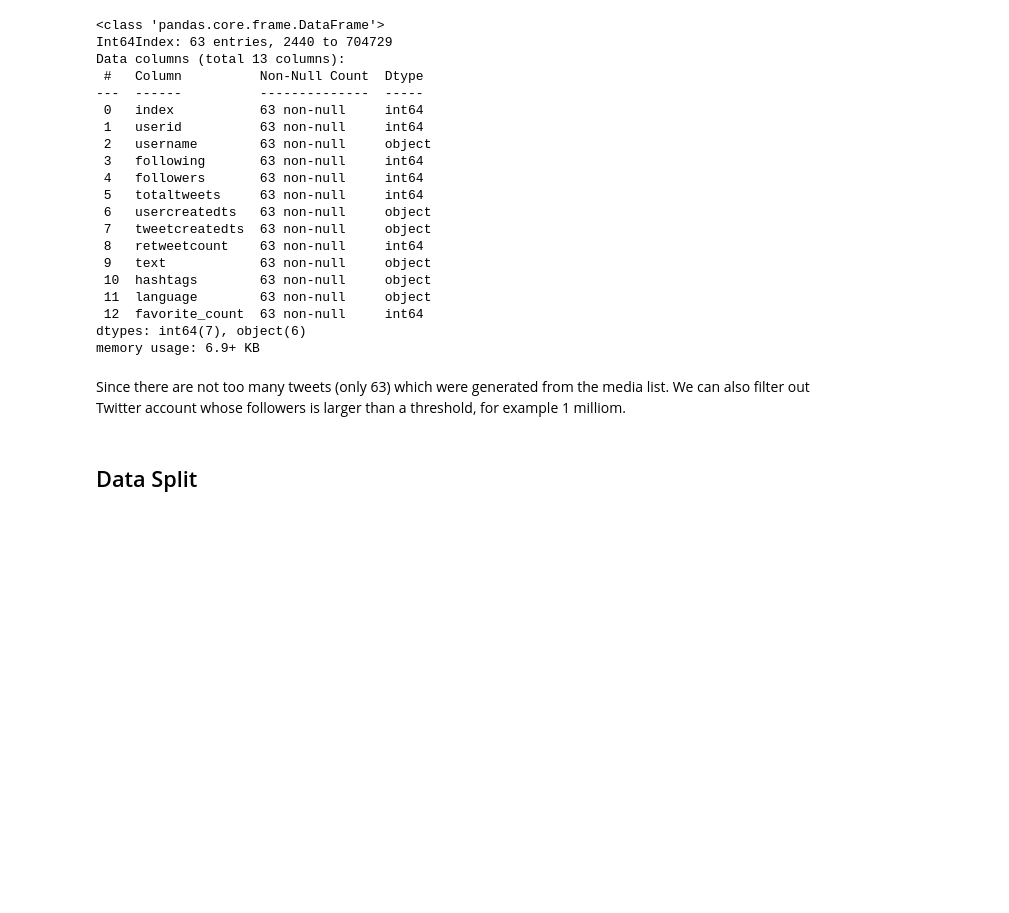
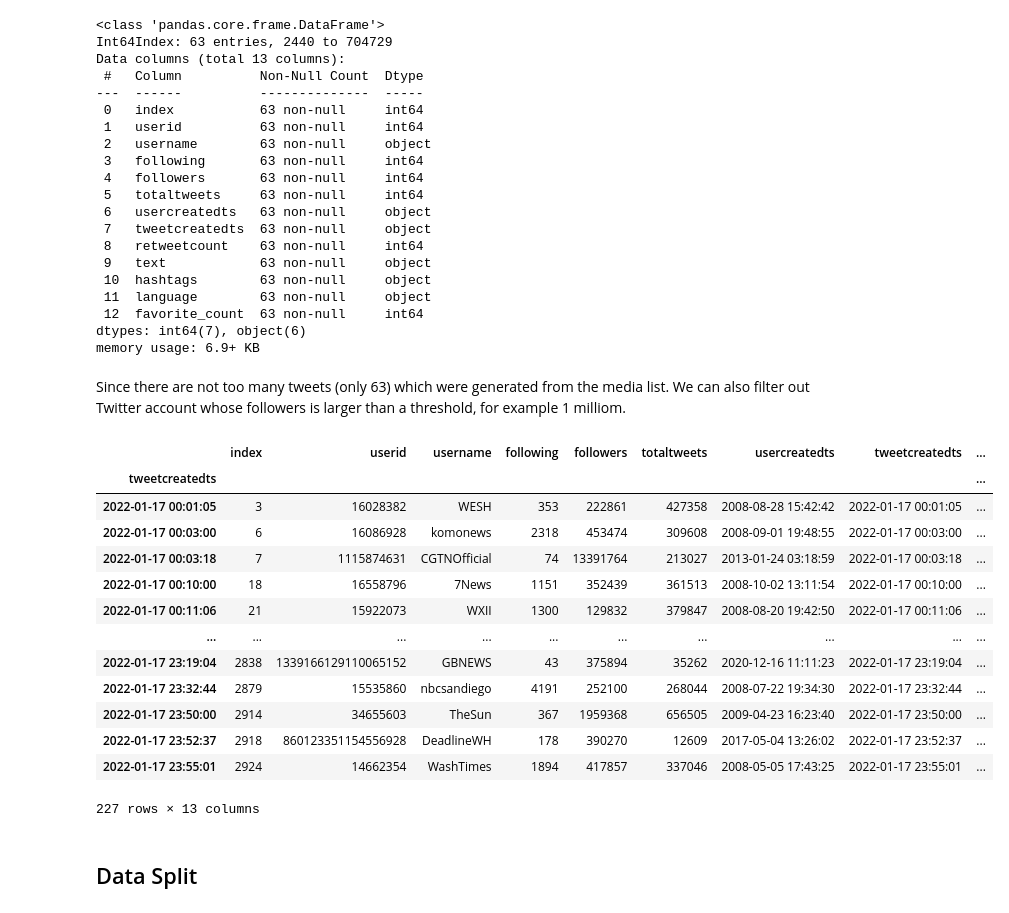
Before and after one commit to JohnnyWang1998/ukraine-russia-tweets-sentiment-analysis-and-topic-modeling, a Jupyter notebook: notebooks/1.0-zy-topic-modeling.ipynb, the cells around one changed output. Saved outputs shown, nothing was run; the diff lists cells and outputs as text; code cells hidden in the pictures; blank space fills up the shorter version.

```diff
--- a/notebooks/1.0-zy-topic-modeling.ipynb
+++ b/notebooks/1.0-zy-topic-modeling.ipynb
@@ -244,6 +202,24 @@ normal_tweets = df[df.followers>=follower_threshold].copy()
 df['tweetcreatedts'] = pd.to_datetime(df['tweetcreatedts'])
 # reset the index
 df = df.set_index('tweetcreatedts', drop=False)
+# %%
+date_list = [str(i) for i in np.unique(df.index.date)]
+df[df.followers>follower_threshold].loc[date_list[0]]
+# %% [output]
+|  | index | userid | username | following | followers | totaltweets | usercreatedts | tweetcreatedts | ... |
+| tweetcreatedts |  |  |  |  |  |  |  |  | ... |
+| 2022-01-17 00:01:05 | 3 | 16028382 | WESH | 353 | 222861 | 427358 | 2008-08-28 15:42:42 | 2022-01-17 00:01:05 | ... |
+| 2022-01-17 00:03:00 | 6 | 16086928 | komonews | 2318 | 453474 | 309608 | 2008-09-01 19:48:55 | 2022-01-17 00:03:00 | ... |
+| 2022-01-17 00:03:18 | 7 | 1115874631 | CGTNOfficial | 74 | 13391764 | 213027 | 2013-01-24 03:18:59 | 2022-01-17 00:03:18 | ... |
+| 2022-01-17 00:10:00 | 18 | 16558796 | 7News | 1151 | 352439 | 361513 | 2008-10-02 13:11:54 | 2022-01-17 00:10:00 | ... |
+| 2022-01-17 00:11:06 | 21 | 15922073 | WXII | 1300 | 129832 | 379847 | 2008-08-20 19:42:50 | 2022-01-17 00:11:06 | ... |
+| ... | ... | ... | ... | ... | ... | ... | ... | ... | ... |
+| 2022-01-17 23:19:04 | 2838 | 1339166129110065152 | GBNEWS | 43 | 375894 | 35262 | 2020-12-16 11:11:23 | 2022-01-17 23:19:04 | ... |
+| 2022-01-17 23:32:44 | 2879 | 15535860 | nbcsandiego | 4191 | 252100 | 268044 | 2008-07-22 19:34:30 | 2022-01-17 23:32:44 | ... |
+| 2022-01-17 23:50:00 | 2914 | 34655603 | TheSun | 367 | 1959368 | 656505 | 2009-04-23 16:23:40 | 2022-01-17 23:50:00 | ... |
+| 2022-01-17 23:52:37 | 2918 | 860123351154556928 | DeadlineWH | 178 | 390270 | 12609 | 2017-05-04 13:26:02 | 2022-01-17 23:52:37 | ... |
+| 2022-01-17 23:55:01 | 2924 | 14662354 | WashTimes | 1894 | 417857 | 337046 | 2008-05-05 17:43:25 | 2022-01-17 23:55:01 | ... |
+227 rows × 13 columns
 # %% [markdown]
 ## Data Split
 # %%
```
Also changed, not shown: parts of 19 cells of this notebook.
